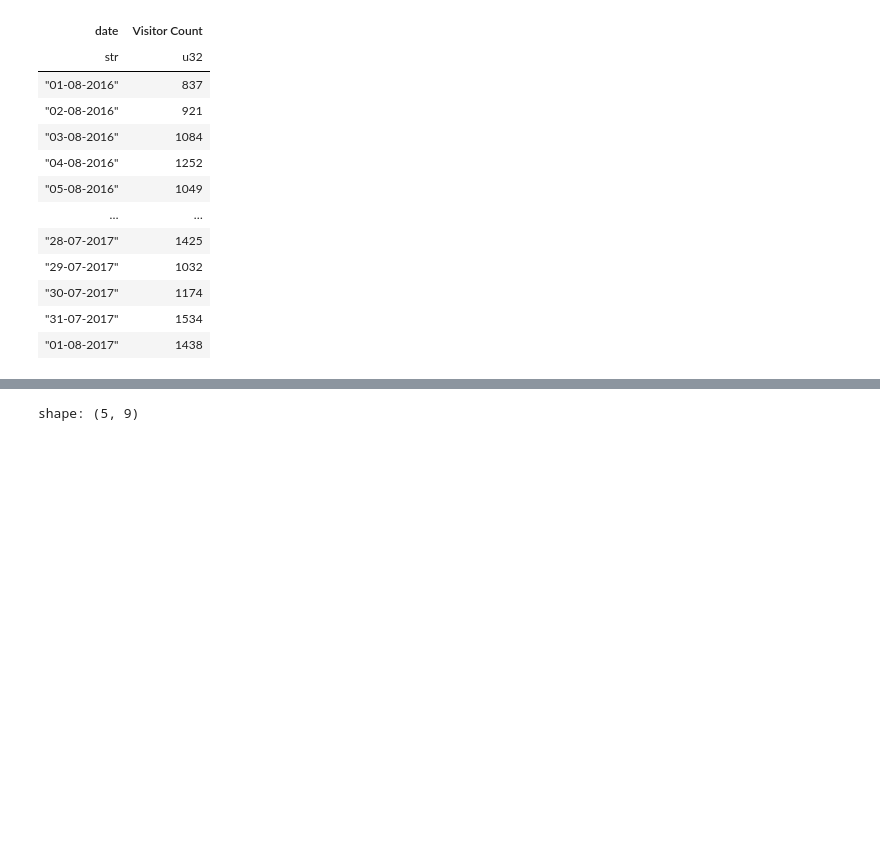
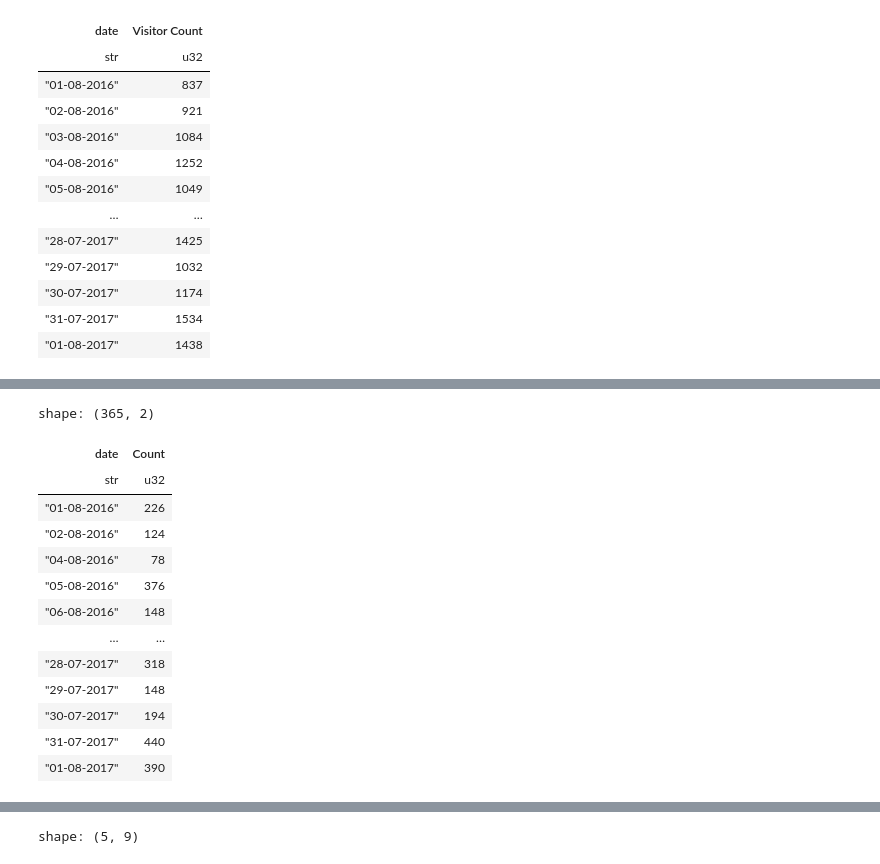
Before and after one commit to Andrew-Bordei/Data-Science, a Jupyter notebook: recommendation_system/notebooks/eda.ipynb, the cells around one changed output, grey strips where cells are left out. Drawn from its saved outputs; the diff is of its cells as text; code cells hidden in the pictures; blank space fills up the shorter version.

```diff
--- a/recommendation_system/notebooks/eda.ipynb
+++ b/recommendation_system/notebooks/eda.ipynb
@@ -243,3 +252,27 @@ shape: (365, 2)
+# %%
+daily_purchases = daily_purchases.with_columns(
+    pl.col("date")
+    .cast(pl.Utf8)
+    .str.strptime(pl.Date, format="%Y%m%d")
+    .dt.strftime("%d-%m-%Y")
+    .alias("date")
+)
+daily_purchases
+# %% [output]
+shape: (365, 2)
+| date | Count |
+| str | u32 |
+| "01-08-2016" | 226 |
+| "02-08-2016" | 124 |
+| "04-08-2016" | 78 |
+| "05-08-2016" | 376 |
+| "06-08-2016" | 148 |
+| … | … |
+| "28-07-2017" | 318 |
+| "29-07-2017" | 148 |
+| "30-07-2017" | 194 |
+| "31-07-2017" | 440 |
+| "01-08-2017" | 390 |
 # %%
 daily_purchases.write_csv("../data/daily_purchases.csv")
 # %%
```
Also changed, not shown: parts of 7 cells of this notebook, 2 other files.
